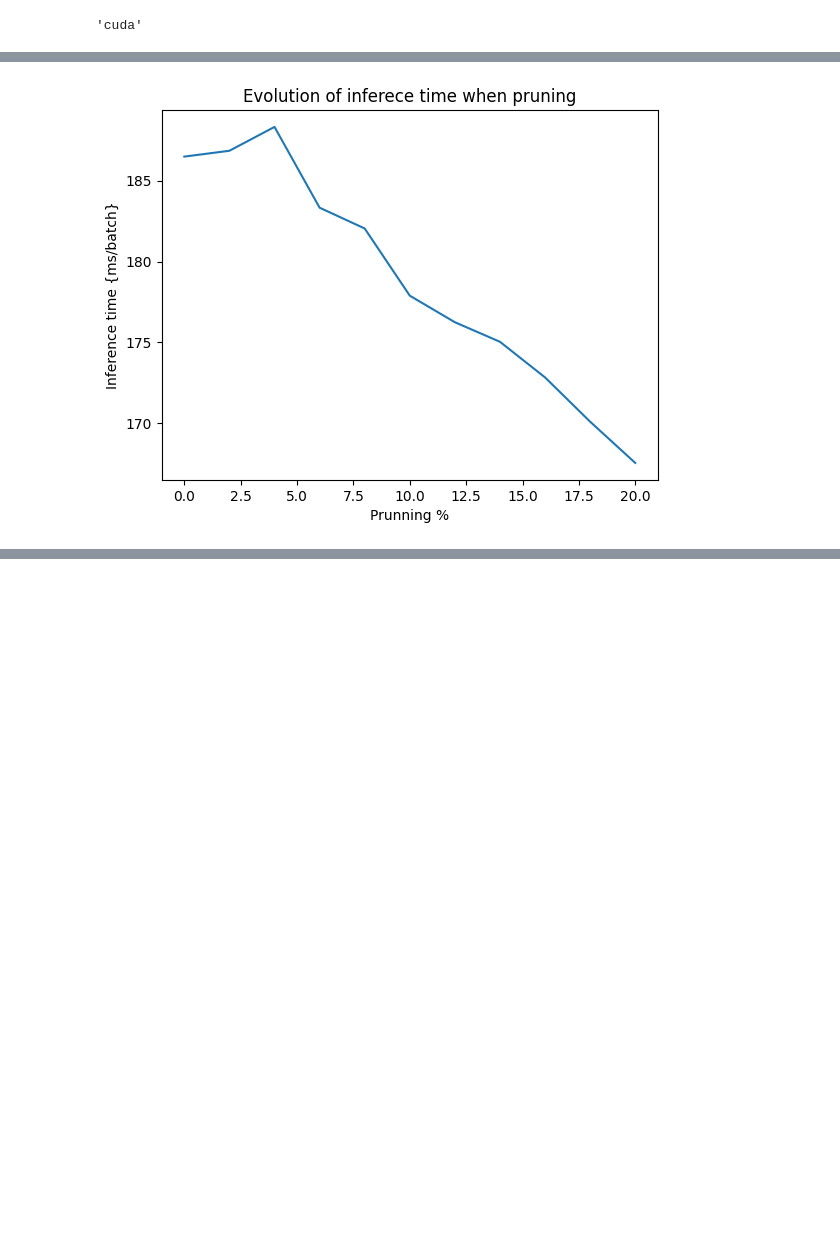
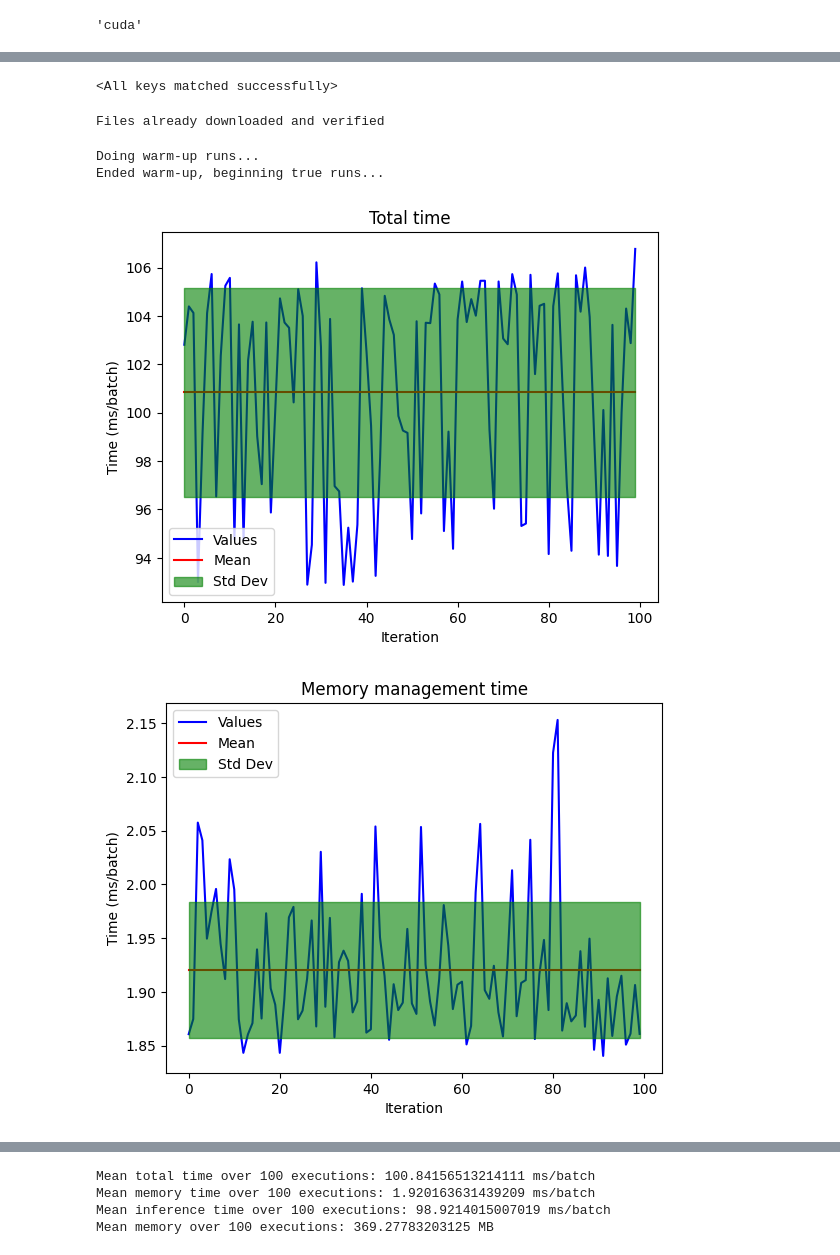
Before and after one commit to Aleixrei73/TFG-Efficient-Vision-Transformer-Inference-on-Edge-Devices, a Jupyter notebook: pytorch_prunning.ipynb, the cells around one changed output, grey strips where cells are left out. Drawn from its saved outputs; the diff is of its cells as text; code cells hidden in the pictures; blank space fills up the shorter version.

Commit message:
Prunning trained and computed metrics

```diff
--- a/pytorch_prunning.ipynb
+++ b/pytorch_prunning.ipynb
@@ -30,17 +50,11 @@ Linear(in_features=768, out_features=10, bias=True)
-# %%
-torch.manual_seed(0)
-torch.cuda.manual_seed(0)
-_, _, val_dl, _ = utils.create_loaders("data", transform=pretrained_vit_transforms, batch_size=32)
-amount=0.2
-num_times = 100
-vit_pruned = utils.prune_vit(vit_default,amount)
-metrics = trainer.getMetrics(vit_pruned, val_dl, device, num_times=num_times)
-
-with open("summary/ViT-Pruning/metrics.txt", "a+") as f:
-    f.write(f'{amount*100:.2f}% Pruning\n'
-            f'Mean total time over {num_times} executions: {np.mean(metrics["Total latency"])} +- {np.std(metrics["Total latency"])} ms/batch \n'
-            f'Mean memory time over {num_times} executions: {np.mean(metrics["Memory latency"])} +- {np.std(metrics["Memory latency"])} ms/batch \n'
-            f'Mean inference time over {num_times} executions: {np.mean(metrics["Inference Latency"])} +- {np.std(metrics["Inference Latency"])} ms/batch \n'
-            f'Mean memory over {num_times} executions: {np.mean(metrics["Memory"])} +- {np.std(metrics["Memory"])} MB\n\n')
-# %% [output]
-[figure, removed]
+# %%
+prunning = 0.7999
+pruned_model = utils.prune_vit(vit_default, prunning)
+pruned_model.load_state_dict(torch.load(f"model/ViT-Prunning{prunning:.2f}-Best.pht", weights_only=True))
+# %% [output]
+<All keys matched successfully>
+# %%
+_, _, val_dl, _ = utils.create_loaders("data", transform=pretrained_vit_transforms, batch_size=32)
+loss_fn = nn.CrossEntropyLoss()
+# %% [output]
+Files already downloaded and verified
@@ -46,0 +66,9 @@ with open("summary/ViT-Pruning/metrics.txt", "a+") as f:
+# %%
+torch.manual_seed(0)
+torch.cuda.manual_seed(0)
+metrics = trainer.getMetrics(pruned_model, val_dl, device, num_times=100, save_plots=True, model_title=f'ViT-Prunning-80')
+# %% [output]
+Doing warm-up runs...
+Ended warm-up, beginning true runs...
+[figure, added]
+[figure, added]
@@ -46,0 +77,4 @@ with open("summary/ViT-Pruning/metrics.txt", "a+") as f:
+Mean total time over 100 executions: 100.84156513214111 ms/batch
+Mean memory time over 100 executions: 1.920163631439209 ms/batch
+Mean inference time over 100 executions: 98.9214015007019 ms/batch
+Mean memory over 100 executions: 369.27783203125 MB
```
Also changed, not shown: parts of 4 cells of this notebook, 56 other files.
